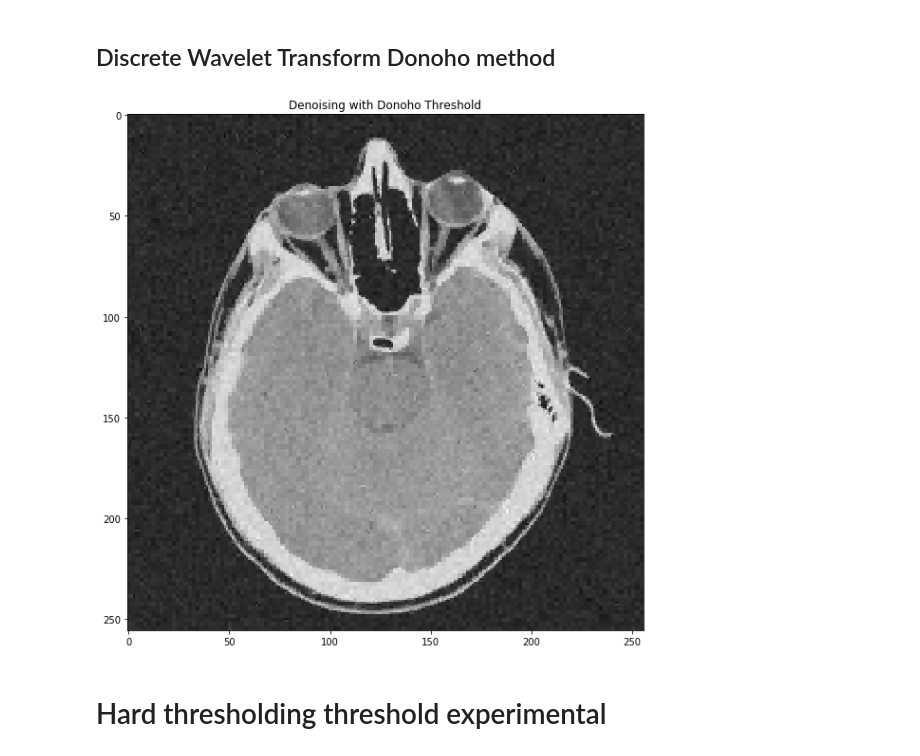
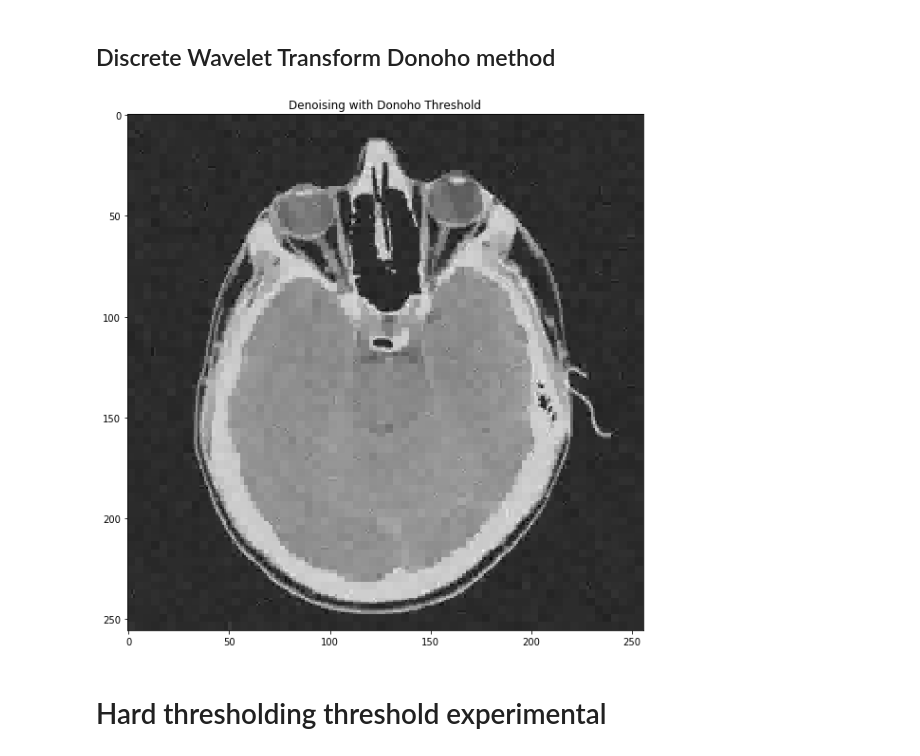
Before and after one commit to rizwan-nato/Discrete-Wavelet-Transforms, a Jupyter notebook: Denoising RMI.ipynb, the cells around one changed output. Drawn from its saved outputs; the diff is of its cells as text; code cells hidden in the pictures.

```diff
--- a/Denoising RMI.ipynb
+++ b/Denoising RMI.ipynb
@@ -74,15 +74,15 @@ def thresh_donoho(transform_input,scale, typ = "hard"):
 
     return transform
 # %%
-scale = 1
+scale = 2
 transform = twoDDWT(input_image,scale)
 transform_tresh = thresh_donoho(transform,scale)
 reconstruct = inverse_twoDDWT(transform_tresh,scale)
 plt.imshow(reconstruct,cmap='gray')
 plt.title("Denoising with Donoho Threshold")
 plt.savefig("data/RMI_Donoho_DWT.png")
 # %% [output]
-[figure, old version]
+[figure, new version]
 # %% [markdown]
 # Hard thresholding threshold experimental
 # %%
```
Also changed, not shown: parts of 1 cell of this notebook, 12 other files.
